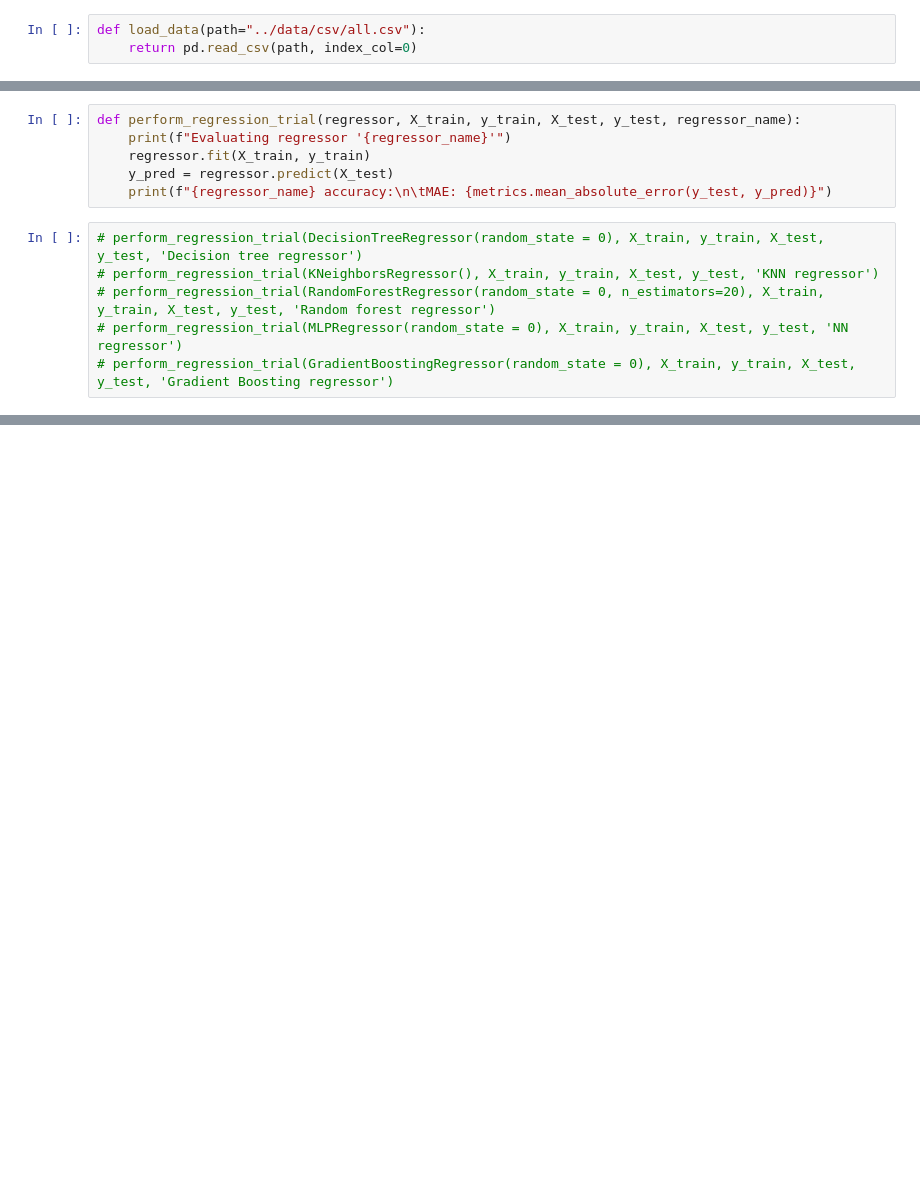
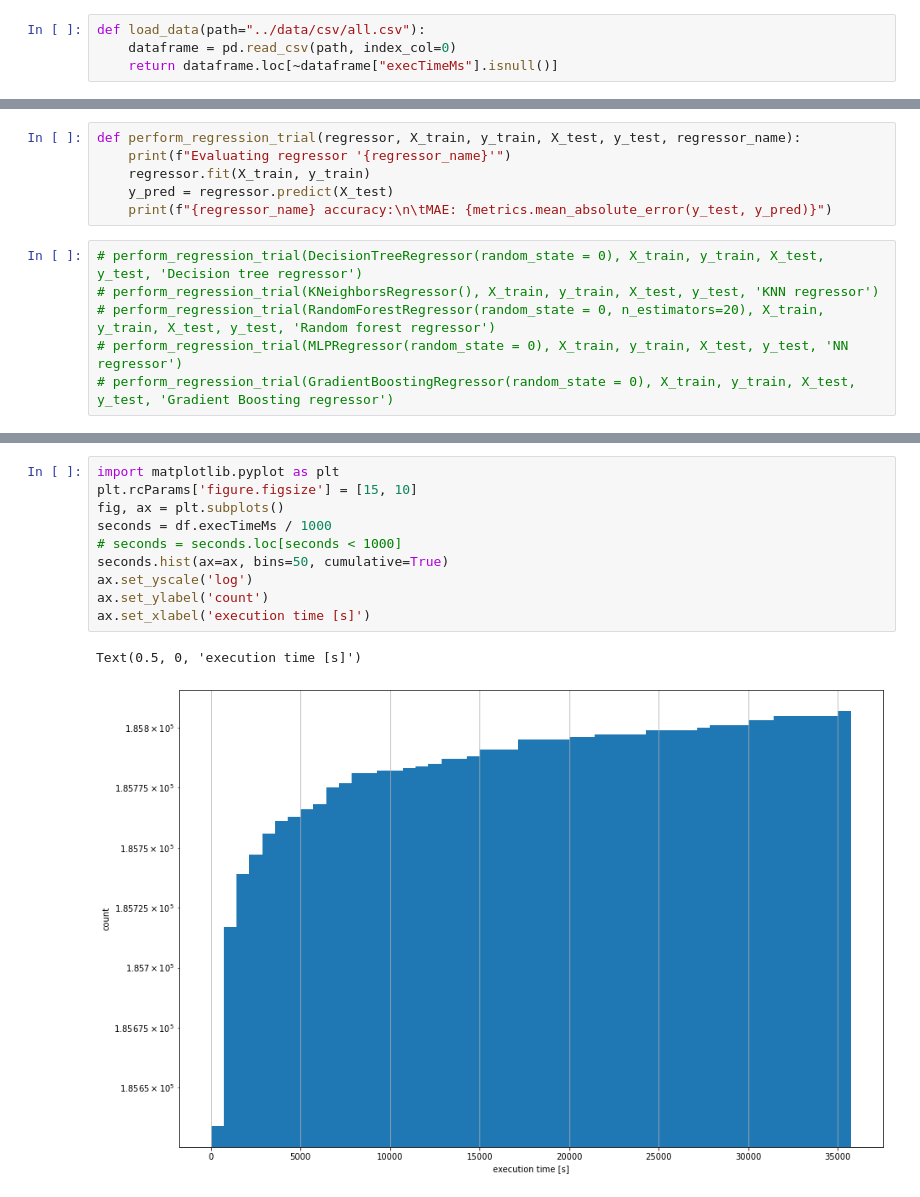
Before and after one commit to mikegpl/job-adiah, a Jupyter notebook: prediction.ipynb, the cells around one changed output, grey strips where cells are left out. Cells and saved outputs as stored; diff of their text form; blank space fills up the shorter version.

```diff
--- a/prediction.ipynb
+++ b/prediction.ipynb
@@ -2,7 +2,8 @@
 import pandas as pd
 # %%
 def load_data(path="../data/csv/all.csv"):
-    return pd.read_csv(path, index_col=0)
+    dataframe = pd.read_csv(path, index_col=0)
+    return dataframe.loc[~dataframe["execTimeMs"].isnull()]
 # %%
 df = load_data()
 # %%
@@ -282,0 +620,13 @@ Wygenerować csvki do GPT-2:
+# %%
+import matplotlib.pyplot as plt
+plt.rcParams['figure.figsize'] = [15, 10]
+fig, ax = plt.subplots()
+seconds = df.execTimeMs / 1000
+# seconds = seconds.loc[seconds < 1000]
+seconds.hist(ax=ax, bins=50, cumulative=True)
+ax.set_yscale('log')
+ax.set_ylabel('count')
+ax.set_xlabel('execution time [s]')
+# %% [output]
+Text(0.5, 0, 'execution time [s]')
+[figure, added]
```
Also changed, not shown: parts of 39 cells of this notebook.
